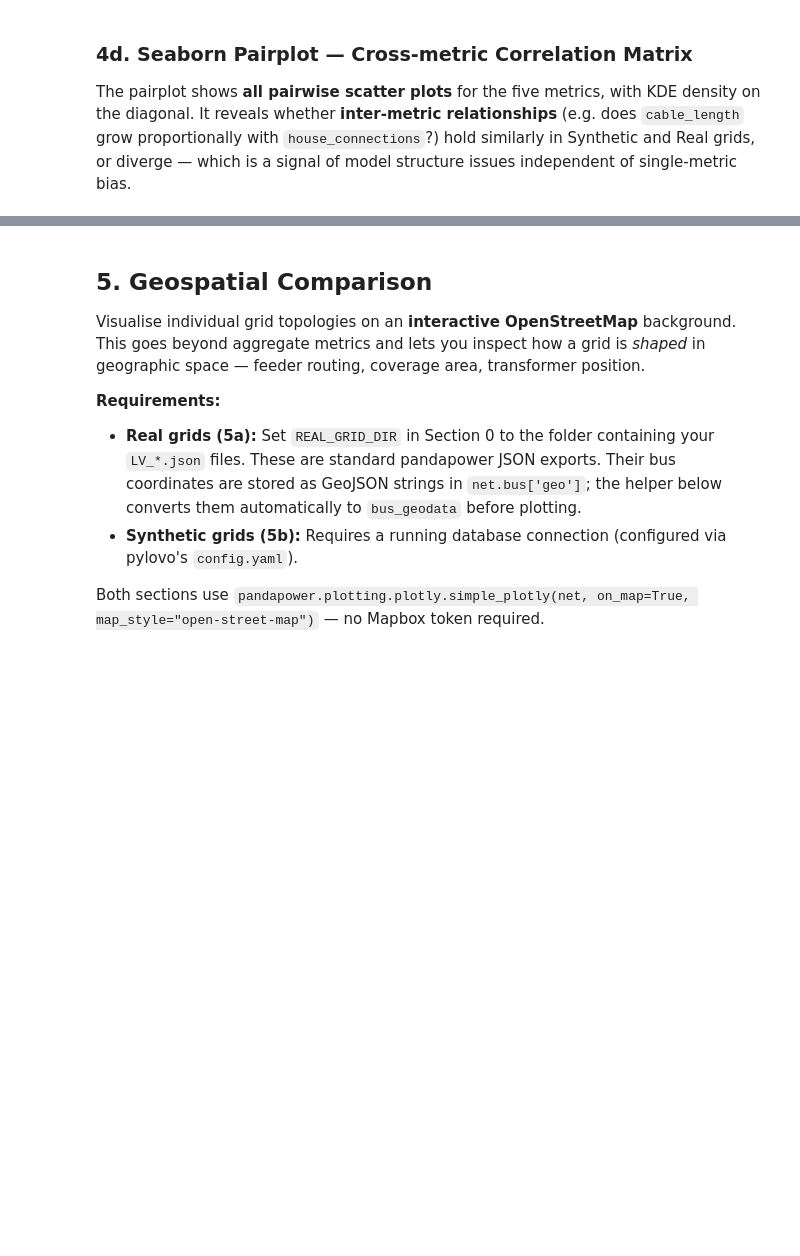
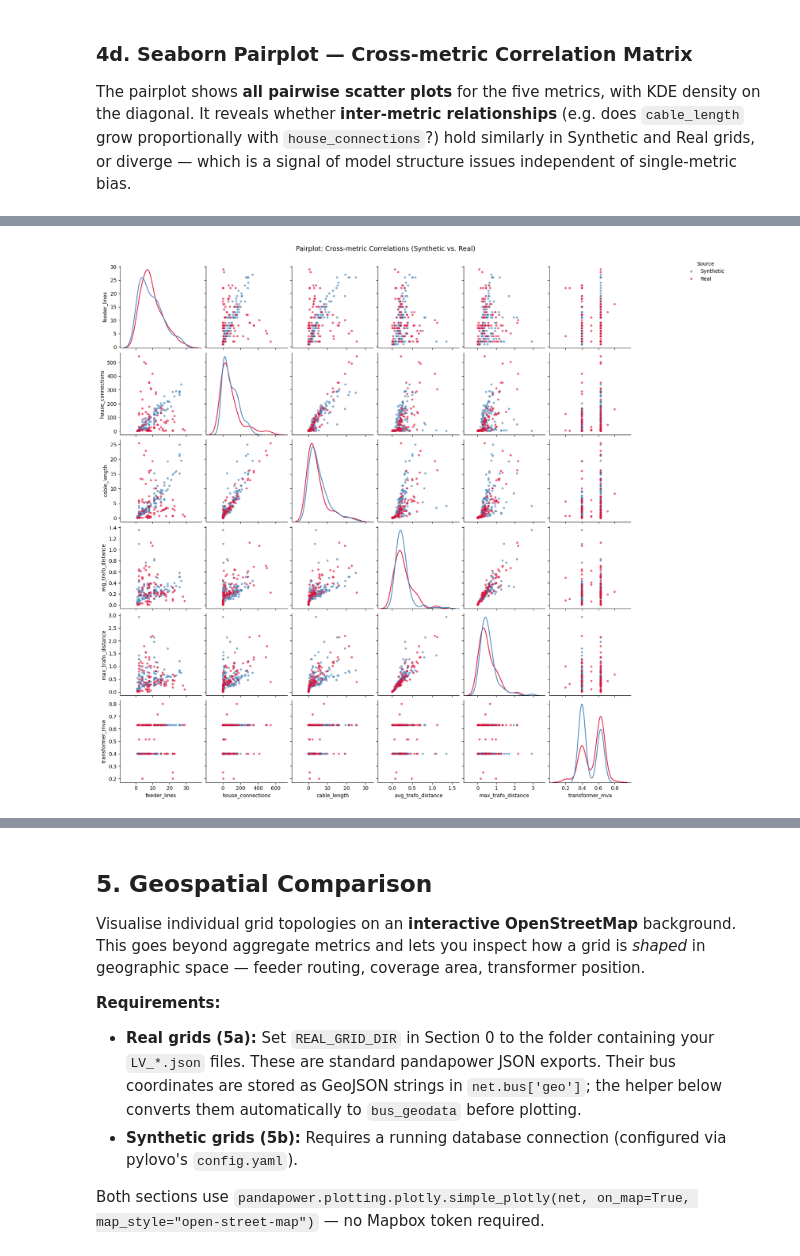
Before and after one commit to pedrocaixeta/pylovo_fork, a Jupyter notebook: validation/grid_comparison/grid_comparison_notebook.ipynb, the cells around one changed output, grey strips where cells are left out. Drawn from its saved outputs; the diff is of its cells as text; code cells hidden in the pictures; blank space fills up the shorter version.

```diff
--- a/validation/grid_comparison/grid_comparison_notebook.ipynb
+++ b/validation/grid_comparison/grid_comparison_notebook.ipynb
@@ -288,20 +267,3 @@ fig.show()
 ### 4d. Seaborn Pairplot — Cross-metric Correlation Matrix
 
 The pairplot shows **all pairwise scatter plots** for the five metrics, with KDE density on the diagonal. It reveals whether **inter-metric relationships** (e.g. does `cable_length` grow proportionally with `house_connections`?) hold similarly in Synthetic and Real grids, or diverge — which is a signal of model structure issues independent of single-metric bias.
-# %%
-palette = {'Synthetic': 'steelblue', 'Real': 'crimson'}
-
-g = sns.pairplot(
-    df_all[metrics + ['source']].dropna(),
-    hue='source',
-    palette=palette,
-    plot_kws={'alpha': 0.4, 's': 18},
-    diag_kind='kde',
-)
-g.fig.suptitle(
-    "Pairplot: Cross-metric Correlations (Synthetic vs. Real)",
-    y=1.02,
-    fontsize=13,
-)
-plt.tight_layout()
-plt.show()
@@ -309,0 +270,75 @@ plt.show()
+# %%
+def plot_metric_pairplot(
+    df: pd.DataFrame,
+    metric_cols: list[str],
+    *,
+    hue_col: str = 'source',
+    palette: dict | None = None,
+    offdiag_kind: str = 'scatter',
+    show_hist_bars: bool = False,
+    corner: bool = False,
+    title: str = 'Pairplot: Cross-metric Correlations (Synthetic vs. Real)',
+):
+    """
+    Plot a reusable pairplot with optional KDE-only mode and diagonal histogram bars.
+    """
+    plot_data = df[metric_cols + [hue_col]].dropna()
+    if plot_data.empty:
+        raise ValueError('No data available for pairplot after dropping missing values.')
+
+    if show_hist_bars:
+        g = sns.PairGrid(
+            plot_data,
+            vars=metric_cols,
+            hue=hue_col,
+            palette=palette,
+            corner=corner,
+        )
+        if offdiag_kind == 'kde':
+            g.map_upper(sns.kdeplot, fill=False, levels=5, linewidths=1)
+            if not corner:
+                g.map_lower(sns.kdeplot, fill=False, levels=5, linewidths=1)
+        else:
+            g.map_upper(sns.scatterplot, alpha=0.65, s=18, linewidth=0)
+            if not corner:
+                g.map_lower(sns.scatterplot, alpha=0.65, s=18, linewidth=0)
+
+        # Overlay bars and KDE on the diagonal to keep density and counts visible.
+        g.map_diag(
+            sns.histplot,
+            stat='density',
+            element='bars',
+            alpha=0.30,
+            common_norm=False,
+        )
+        g.map_diag(sns.kdeplot, fill=False, linewidth=1.6, common_norm=False)
+        g.add_legend(title='Source')
+    else:
+        g = sns.pairplot(
+            plot_data,
+            hue=hue_col,
+            palette=palette,
+            kind=offdiag_kind,
+            diag_kind='kde',
+            corner=corner,
+            plot_kws={'alpha': 0.65, 's': 18, 'linewidth': 0},
+            diag_kws={'fill': False, 'common_norm': False},
+        )
+
+    sns.move_legend(g, 'upper left', bbox_to_anchor=(1, 1), title='Source')
+    g.fig.suptitle(title, y=1.02, fontsize=13)
+    plt.show()
+    return g
+
+
+palette = {'Synthetic': 'steelblue', 'Real': 'crimson'}
+g = plot_metric_pairplot(
+    df_all,
+    metrics,
+    palette=palette,
+    offdiag_kind='scatter',
+    show_hist_bars=False,
+    title='Pairplot: Cross-metric Correlations (Synthetic vs. Real)',
+)
+# %% [output]
+[figure, added]
```
Also changed, not shown: parts of 13 cells of this notebook, 4 other files.
